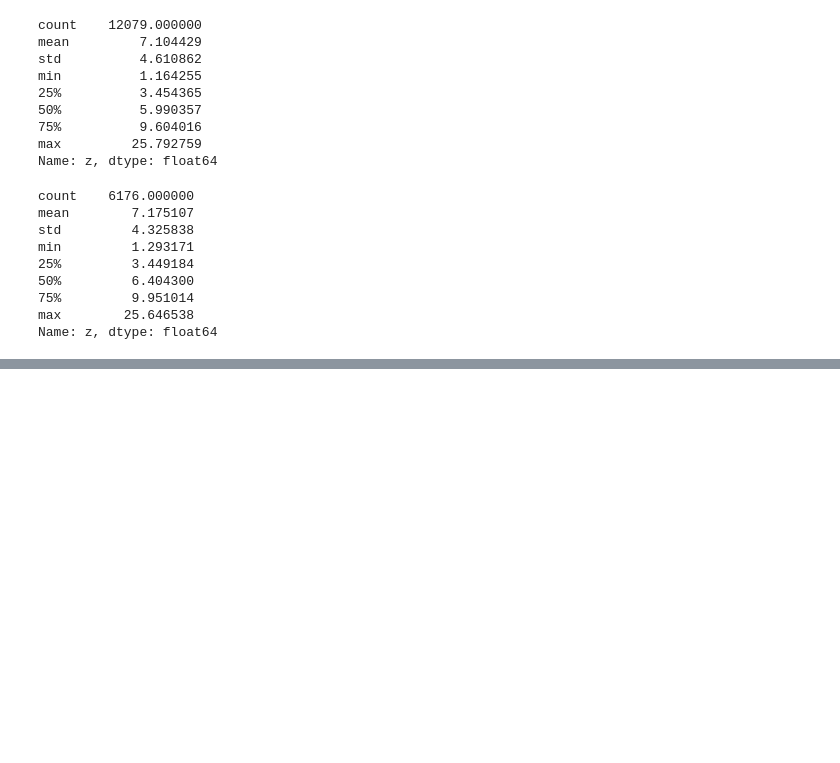
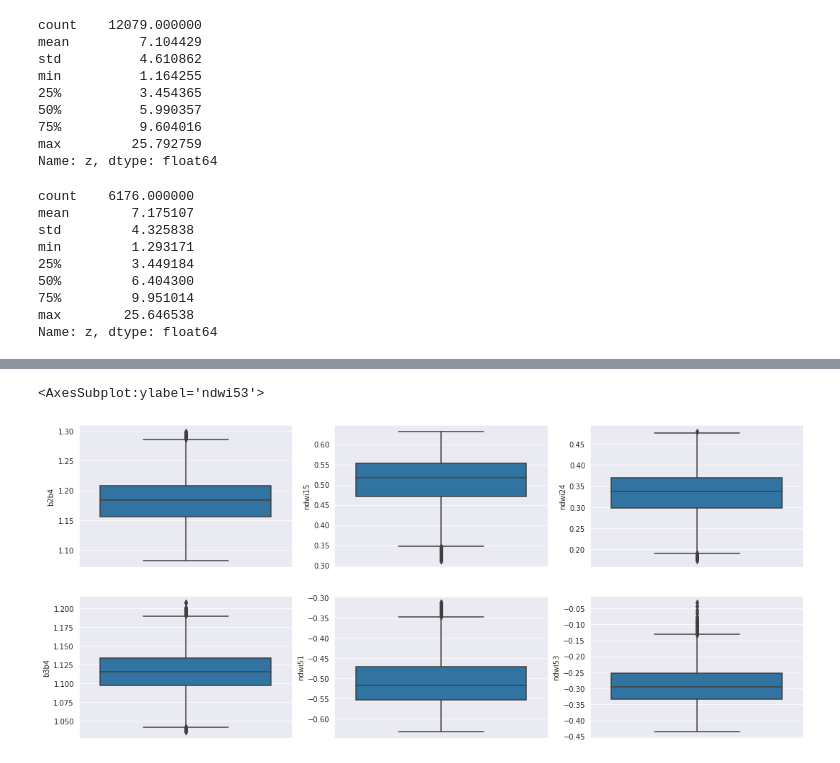
Before and after one commit to Ocean-Technologies/satellite_bathymetry, a Jupyter notebook: new_validations/extract_validation_data_routine.ipynb, the cells around one changed output, grey strips where cells are left out. Cells and saved outputs as stored; diff of their text form; code cells hidden in the pictures; blank space fills up the shorter version.

```diff
--- a/new_validations/extract_validation_data_routine.ipynb
+++ b/new_validations/extract_validation_data_routine.ipynb
@@ -228,0 +268,12 @@ y_val = val_df.z
+# %%
+# Some NDWI and Log ratio boxplots
+fig, ax = plt.subplots(ncols=3, nrows=2, figsize=(18, 8))
+sns.boxplot(y=train.b2b4, ax=ax[0,0])
+sns.boxplot(y=train.ndwi15, ax=ax[0,1])
+sns.boxplot(y=train.ndwi24, ax=ax[0,2])
+sns.boxplot(y=train.b3b4, ax=ax[1,0])
+sns.boxplot(y=train.ndwi51, ax=ax[1,1])
+sns.boxplot(y=train.ndwi53, ax=ax[1,2])
+# %% [output]
+<AxesSubplot:ylabel='ndwi53'>
+[figure, added]
```
Also changed, not shown: parts of 30 cells of this notebook.
